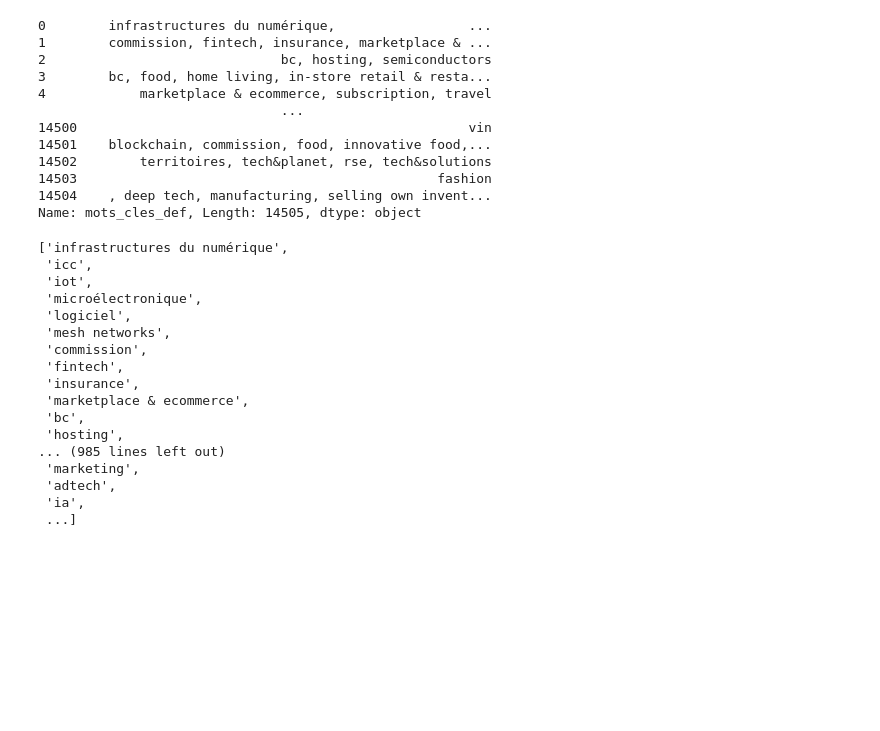
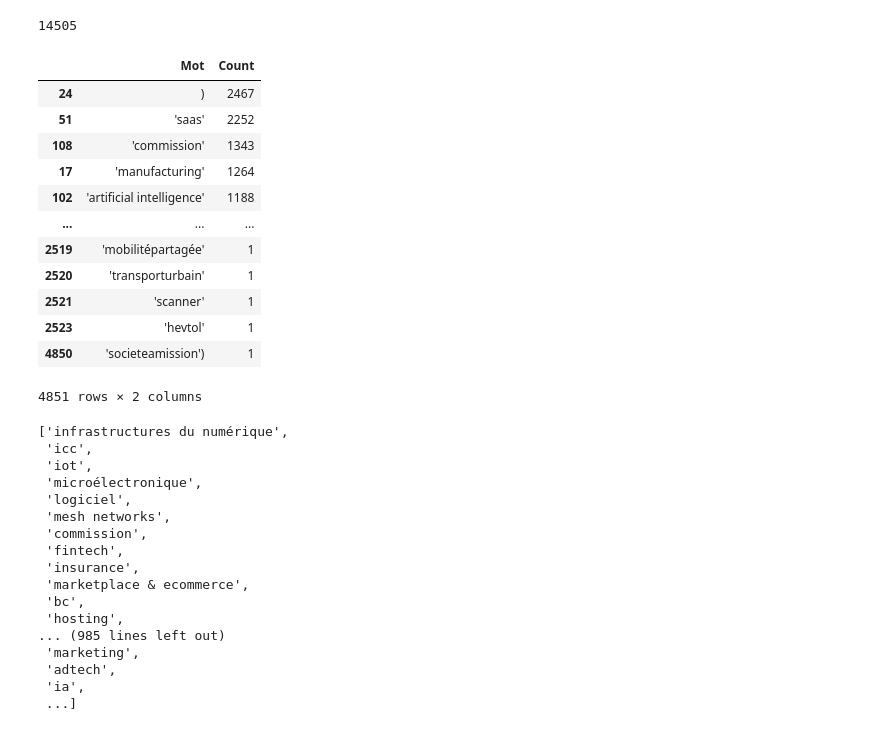
Before and after one commit to Damdam86/WildTech, a Jupyter notebook: Untitled-1.ipynb, the cells around one changed output. Saved outputs shown, nothing was run; the diff lists cells and outputs as text; code cells hidden in the pictures; blank space fills up the shorter version.

```diff
--- a/Untitled-1.ipynb
+++ b/Untitled-1.ipynb
@@ -8,23 +61,34 @@ df3 = pd.read_csv('merged_df.csv')
 # %%
 keyword = df3['mots_cles_def']
 # %%
-keyword
+keyword.count()
 # %% [output]
-0        infrastructures du numérique,                 ...
-1        commission, fintech, insurance, marketplace & ...
-2                              bc, hosting, semiconductors
-3        bc, food, home living, in-store retail & resta...
-4            marketplace & ecommerce, subscription, travel
-                               ...
-14500                                                  vin
-14501    blockchain, commission, food, innovative food,...
-14502        territoires, tech&planet, rse, tech&solutions
-14503                                              fashion
-14504    , deep tech, manufacturing, selling own invent...
-Name: mots_cles_def, Length: 14505, dtype: object
+14505
 # %%
 df['mots_cles_def'] = df['mots_cles_def'].fillna('')
 # Fusionner les mots-clés de toutes les lignes en une seule grande chaîne
 all_keywords = ','.join(df['mots_cles_def'].astype(str))
 # Diviser les mots-clés en une liste de mots individuels
 keywords_list = [keyword.strip() for keyword in all_keywords.split(',') if keyword.strip()]
+# %%
+from collections import Counter
+# Étape 4 : Utiliser Counter pour compter la fréquence des mots-clés
+keywords_freq = Counter(keywords_list)
+# Étape 5 : Convertir le résultat en DataFrame trié
+keywords_df = pd.DataFrame(keywords_freq.items(), columns=['Mot', 'Count']).sort_values(by='Count', ascending=False)
+# Afficher les mots-clés les plus fréquents
+keywords_df
+# %% [output]
+|  | Mot | Count |
+| 24 | ) | 2467 |
+| 51 | 'saas' | 2252 |
+| 108 | 'commission' | 1343 |
+| 17 | 'manufacturing' | 1264 |
+| 102 | 'artificial intelligence' | 1188 |
+| ... | ... | ... |
+| 2519 | 'mobilitépartagée' | 1 |
+| 2520 | 'transporturbain' | 1 |
+| 2521 | 'scanner' | 1 |
+| 2523 | 'hevtol' | 1 |
+| 4850 | 'societeamission') | 1 |
+4851 rows × 2 columns
```
Also changed, not shown: parts of 8 cells of this notebook, 8 other files.
